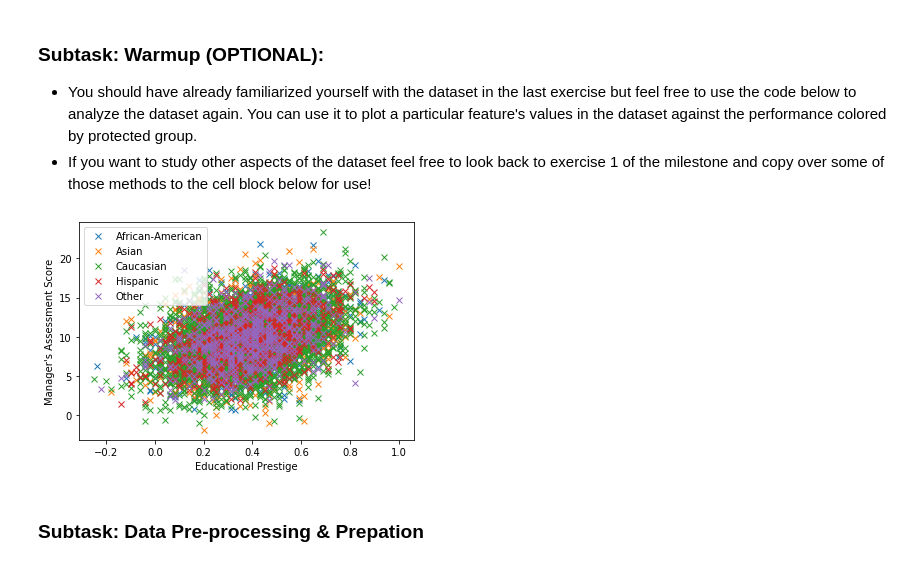
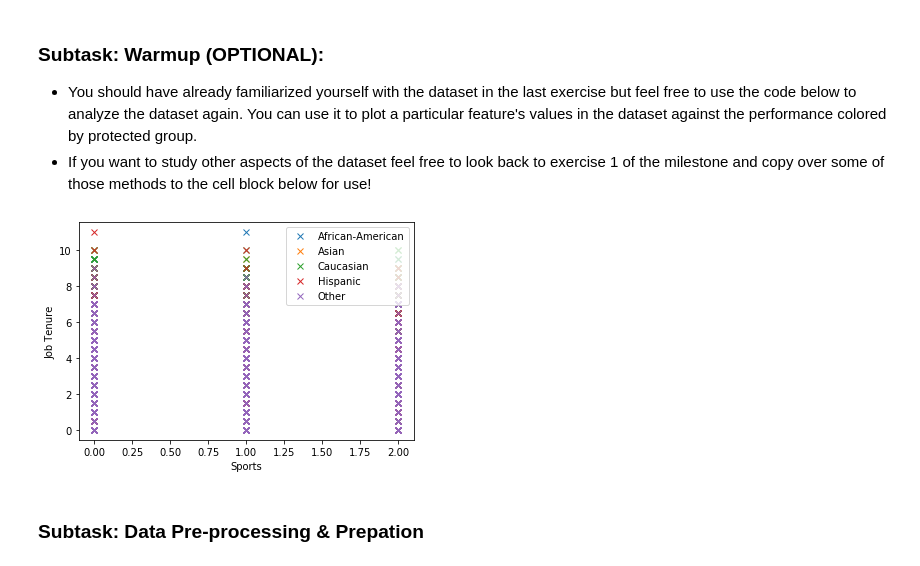
Before and after one commit to jonah-wu/module1-jobDisc, a Jupyter notebook: Milestone2/Exercise2 - Classifiers.ipynb, the cells around one changed output. Cells and saved outputs as stored; diff of their text form; code cells hidden in the pictures.

```diff
--- a/Milestone2/Exercise2 - Classifiers.ipynb
+++ b/Milestone2/Exercise2 - Classifiers.ipynb
@@ -214,35 +218,35 @@ candidates = pd.read_csv("../Candidates_M2/candidates_milestone2.csv")
 # %%
 ##########################
 # DATASET ANALYSIS TOOLS #
 ##########################
 
 def plotFeatureToPerformance(dataset, feature, metric, protectedClass, val=None):
 
     df = dataset.copy()
     if val != None:
         if len(val) == 1:
             df = df.loc[(df[protectedClass] == val[0])]
         elif len(val) == 2:
             df = df.loc[(df[protectedClass]== val[0]) | (df[protectedClass]== val[1])]
 
     df = df[[feature, metric, protectedClass]]
 
     groups = df.groupby(protectedClass)
 
     for name, group in groups:
         plt.plot(group[feature], group[metric], marker="x", linestyle="", label=name)
 
     plt.xlabel(feature)
     plt.ylabel(metric)
     plt.legend()
 
-feature = "Educational Prestige"# INSERT A FEATURE #
-metric = "Manager's Assessment Score"# SELECT A METRIC #
+feature = "Sports"# INSERT A FEATURE #
+metric = "Job Tenure"# SELECT A METRIC #
 protectedClass =  "Race"# INSERT A PROTECTED CLASS #
 plotFeatureToPerformance(employees, feature, metric, protectedClass)
 # plotFeatureToPerformance(candidates, feature, metric, protectedClass)
 # %% [output]
-[figure, old version]
+[figure, new version]
 # %% [markdown]
 ### Subtask: Data Pre-processing & Prepation
 # %%
```
Also changed, not shown: parts of 7 cells of this notebook.
